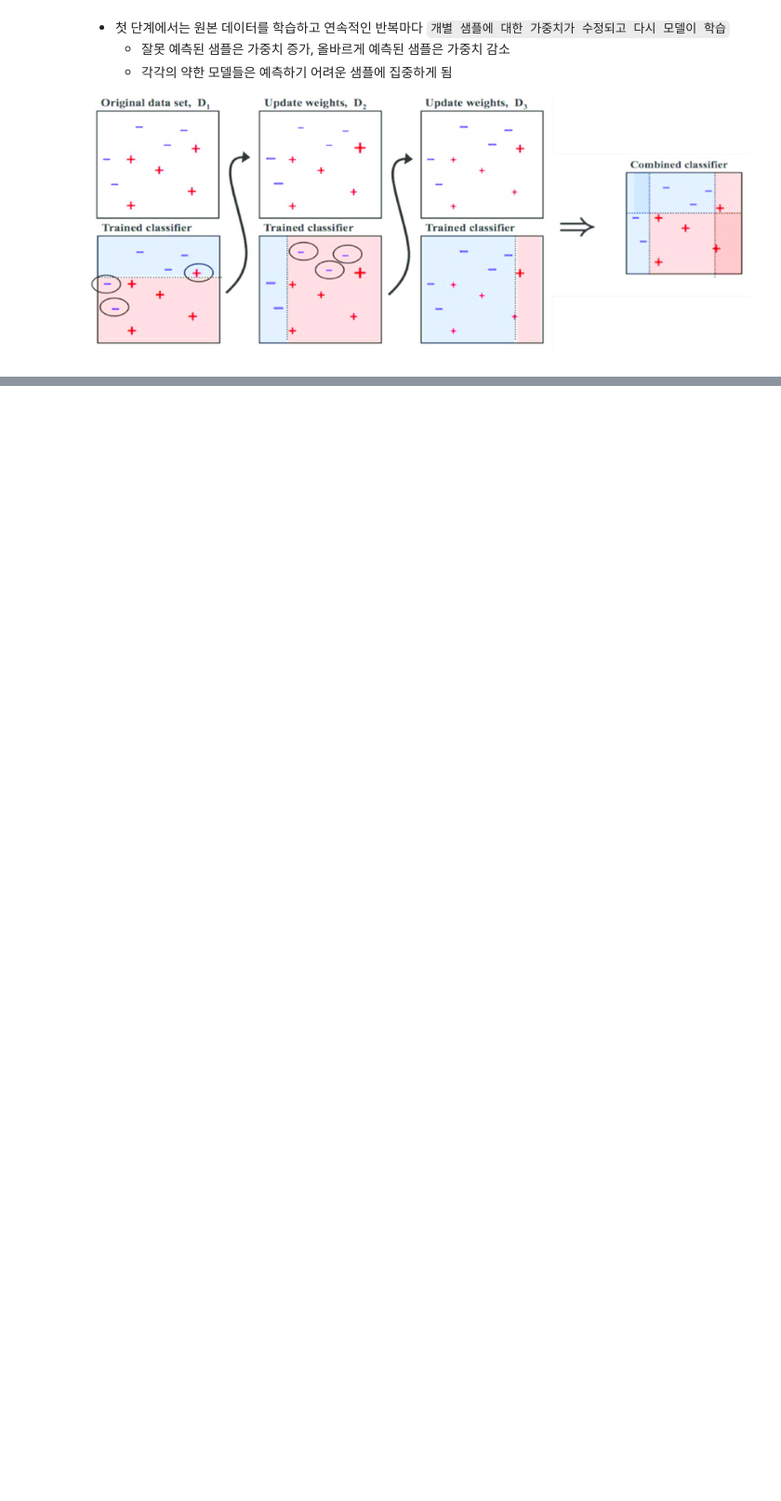
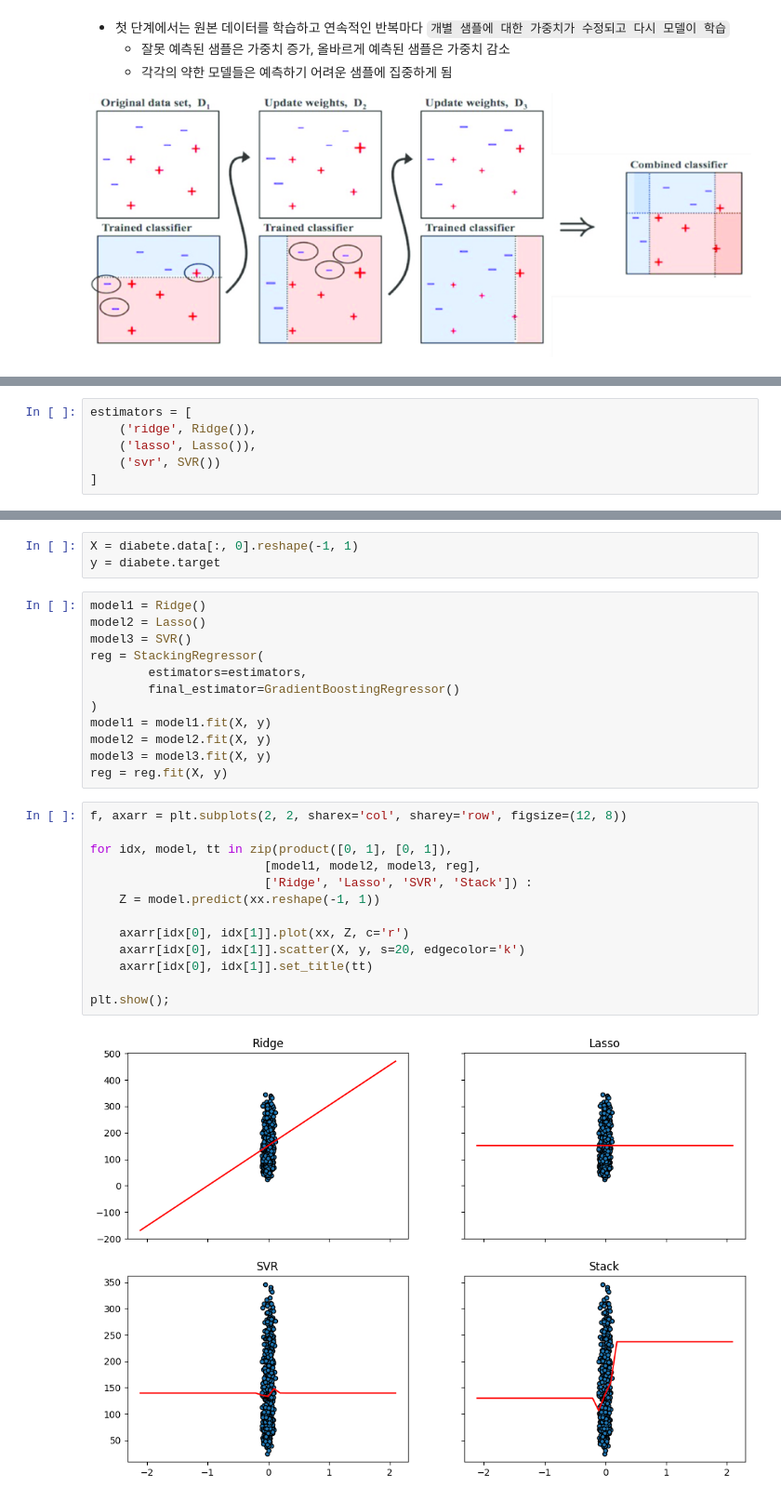
Before and after one commit to LeeHyungSeop/Basic_DataScience, a Jupyter notebook: 13_Machine_Learning_SUAN/11_Ensemble.ipynb, the cells around one changed output, grey strips where cells are left out. Shown at 93% size. Drawn from its saved outputs; the diff is of its cells as text; blank space fills up the shorter version.

```diff
--- a/13_Machine_Learning_SUAN/11_Ensemble.ipynb
+++ b/13_Machine_Learning_SUAN/11_Ensemble.ipynb
@@ -861,0 +1198,6 @@ plt.show()
+# %%
+estimators = [
+    ('ridge', Ridge()),
+    ('lasso', Lasso()),
+    ('svr', SVR())
+]
@@ -861,0 +1228,30 @@ plt.show()
+# %%
+X = diabete.data[:, 0].reshape(-1, 1)
+y = diabete.target
+# %%
+model1 = Ridge()
+model2 = Lasso()
+model3 = SVR()
+reg = StackingRegressor(
+        estimators=estimators,
+        final_estimator=GradientBoostingRegressor()
+)
+model1 = model1.fit(X, y)
+model2 = model2.fit(X, y)
+model3 = model3.fit(X, y)
+reg = reg.fit(X, y)
+# %%
+f, axarr = plt.subplots(2, 2, sharex='col', sharey='row', figsize=(12, 8))
+
+for idx, model, tt in zip(product([0, 1], [0, 1]),
+                        [model1, model2, model3, reg],
+                        ['Ridge', 'Lasso', 'SVR', 'Stack']) :
+    Z = model.predict(xx.reshape(-1, 1))
+
+    axarr[idx[0], idx[1]].plot(xx, Z, c='r')
+    axarr[idx[0], idx[1]].scatter(X, y, s=20, edgecolor='k')
+    axarr[idx[0], idx[1]].set_title(tt)
+
+plt.show();
+# %% [output]
+[figure, added]
```
Also changed, not shown: parts of 58 cells of this notebook.
